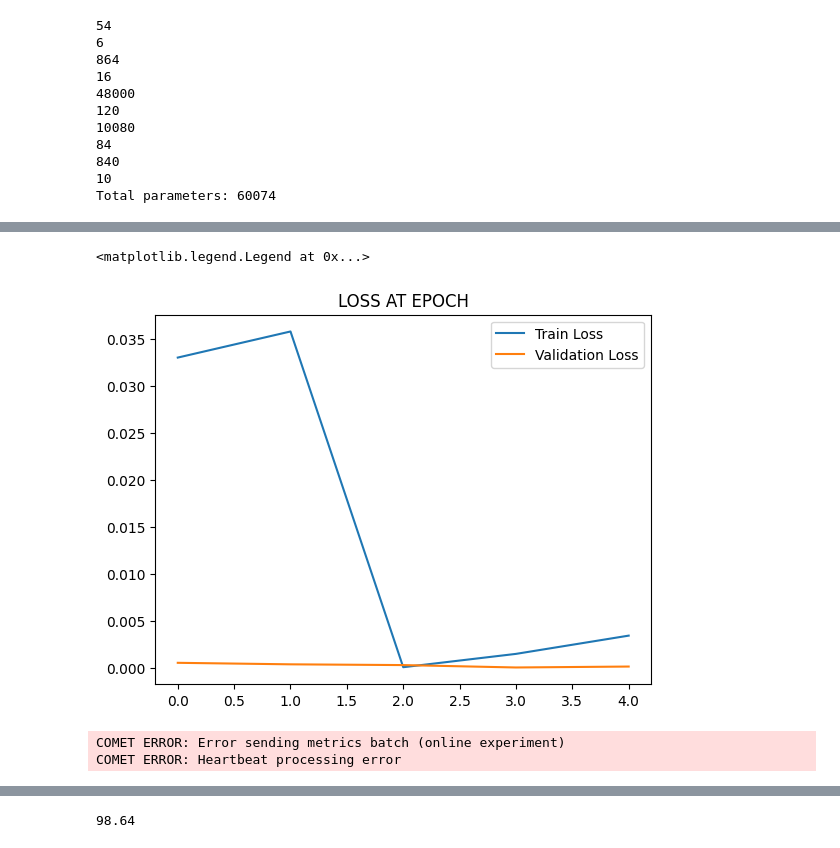
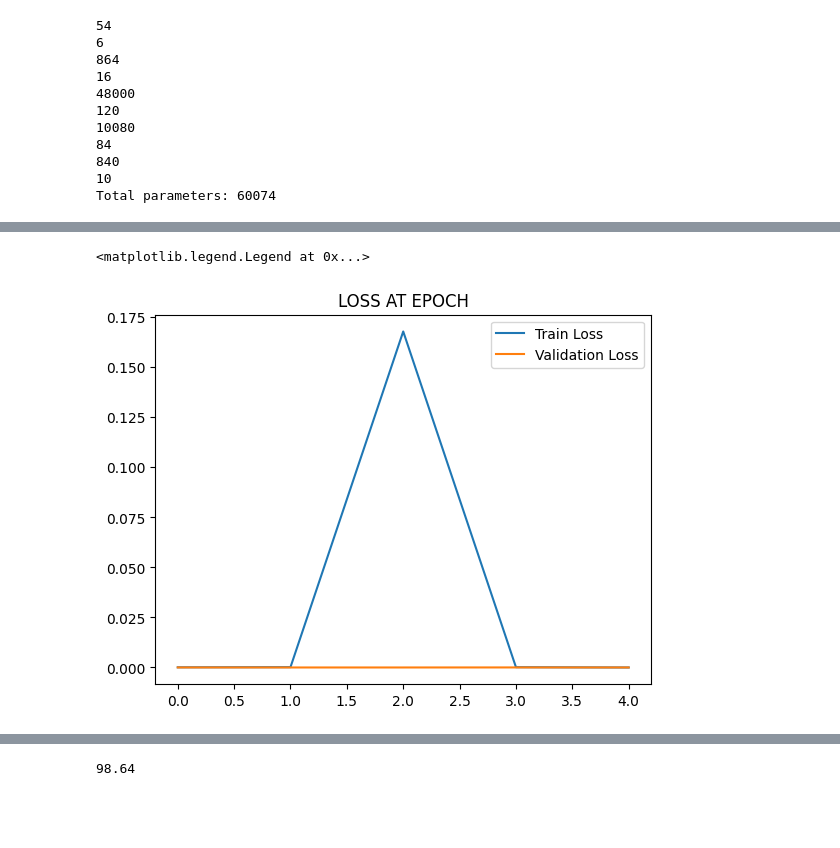
Before and after one commit to wereign/AI_Project, a Jupyter notebook: notebooks/MNIST_CNN.ipynb, the cells around one changed output, grey strips where cells are left out. Saved outputs shown, nothing was run; the diff lists cells and outputs as text; code cells hidden in the pictures; blank space fills up the shorter version.

```diff
--- a/notebooks/MNIST_CNN.ipynb
+++ b/notebooks/MNIST_CNN.ipynb
@@ -22,4 +22,6 @@ experiment = comet_ml.Experiment(project_name='juan-ai',
                                  auto_histogram_weight_logging=True,
                                  auto_histogram_gradient_logging=True,
                                  auto_histogram_activation_logging=True,)
+
+experiment.set_name('delete_later')
 # %% [output]
@@ -254,15 +274,19 @@ Duration: 931 seconds
 # %%
-for idx,item in enumerate(train_correct):
-    train_correct[idx] = item.cpu().detach().numpy().item()
-for idx,item in enumerate(test_correct):
-    test_correct[idx] = item.cpu().detach().numpy().item()
+# for idx,item in enumerate(train_correct):
+#     train_correct[idx] = item.cpu().detach().numpy().item()
+# for idx,item in enumerate(test_correct):
+#     test_correct[idx] = item.cpu().detach().numpy().item()
+
+for idx,item in enumerate(train_losses):
+    train_losses[idx] = item.cpu().detach().numpy().item()
+for idx,item in enumerate(test_losses):
+    test_losses[idx] = item.cpu().detach().numpy().item()
+
 plt.plot(train_losses,label='Train Loss')
 plt.plot(test_losses,label='Validation Loss')
 plt.title("LOSS AT EPOCH")
 plt.legend()
 # %% [output]
 <matplotlib.legend.Legend at 0x...>
-[figure, old version]
+[figure, new version]
-COMET ERROR: Error sending metrics batch (online experiment)
-COMET ERROR: Heartbeat processing error
 # %%
```
Also changed, not shown: parts of 5 cells of this notebook, 13 other files.
